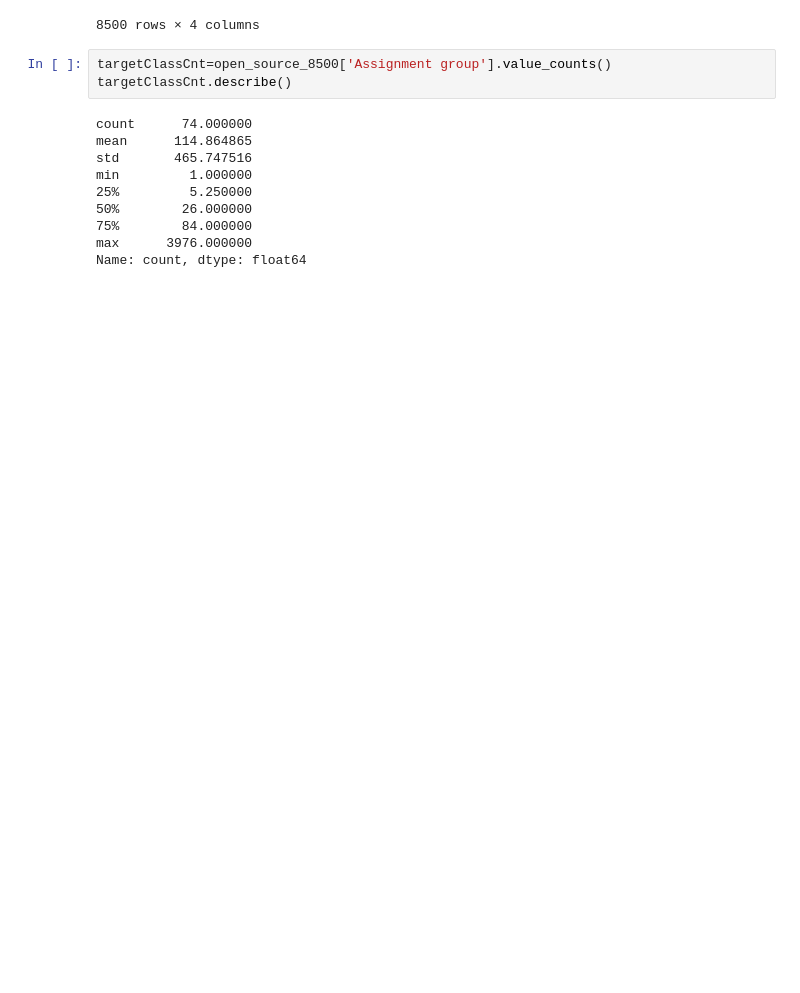
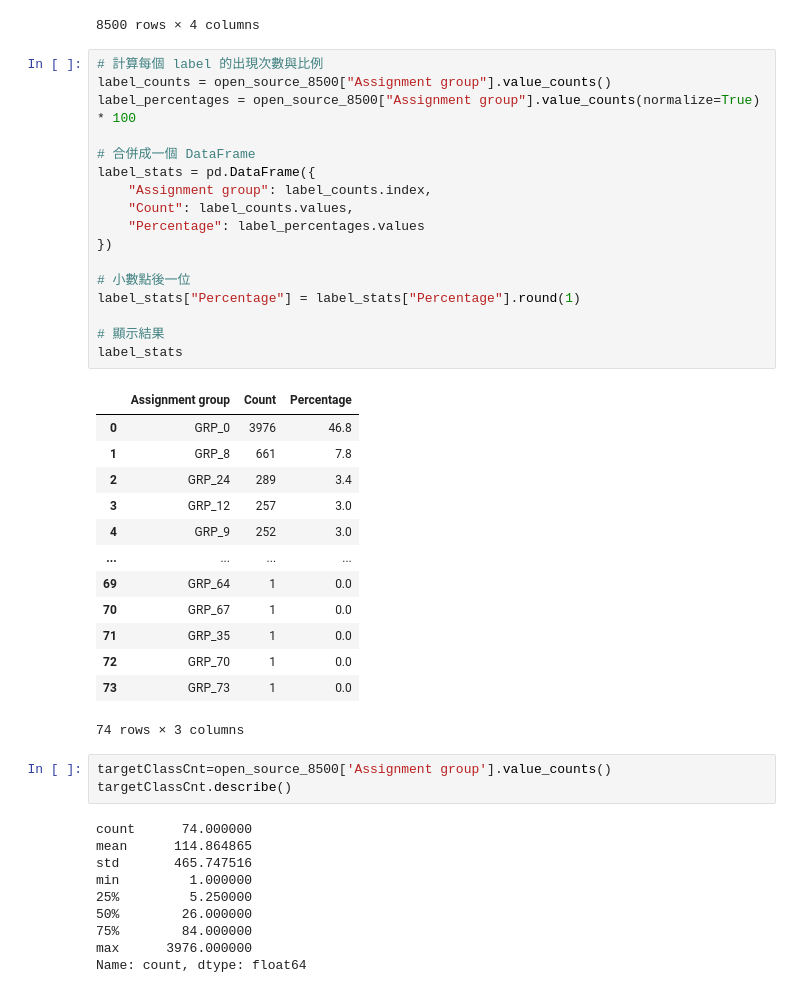
Before and after one commit to shih-yang-young/aiops, a Jupyter notebook: src/data_analysis/open_source_8500_data_analysis.ipynb, the cells around one changed output. Saved outputs shown, nothing was run; the diff lists cells and outputs as text; blank space fills up the shorter version.

```diff
--- a/src/data_analysis/open_source_8500_data_analysis.ipynb
+++ b/src/data_analysis/open_source_8500_data_analysis.ipynb
@@ -16,6 +16,37 @@ open_source_8500
 | 8498 | machine nÃ£o estÃ¡ funcionando | i am unable to access the machine... | ufawcgob aowhxjky | GRP_62 |
 | 8499 | an mehreren pc`s lassen sich vers... | an mehreren pc`s lassen sich vers... | kqvbrspl jyzoklfx | GRP_49 |
 8500 rows × 4 columns
+# %%
+# 計算每個 label 的出現次數與比例
+label_counts = open_source_8500["Assignment group"].value_counts()
+label_percentages = open_source_8500["Assignment group"].value_counts(normalize=True) * 100
+
+# 合併成一個 DataFrame
+label_stats = pd.DataFrame({
+    "Assignment group": label_counts.index,
+    "Count": label_counts.values,
+    "Percentage": label_percentages.values
+})
+
+# 小數點後一位
+label_stats["Percentage"] = label_stats["Percentage"].round(1)
+
+# 顯示結果
+label_stats
+# %% [output]
+|  | Assignment group | Count | Percentage |
+| 0 | GRP_0 | 3976 | 46.8 |
+| 1 | GRP_8 | 661 | 7.8 |
+| 2 | GRP_24 | 289 | 3.4 |
+| 3 | GRP_12 | 257 | 3.0 |
+| 4 | GRP_9 | 252 | 3.0 |
+| ... | ... | ... | ... |
+| 69 | GRP_64 | 1 | 0.0 |
+| 70 | GRP_67 | 1 | 0.0 |
+| 71 | GRP_35 | 1 | 0.0 |
+| 72 | GRP_70 | 1 | 0.0 |
+| 73 | GRP_73 | 1 | 0.0 |
+74 rows × 3 columns
 # %%
 targetClassCnt=open_source_8500['Assignment group'].value_counts()
 targetClassCnt.describe()
```
Also changed, not shown: parts of 2 cells of this notebook, 4 other files.
